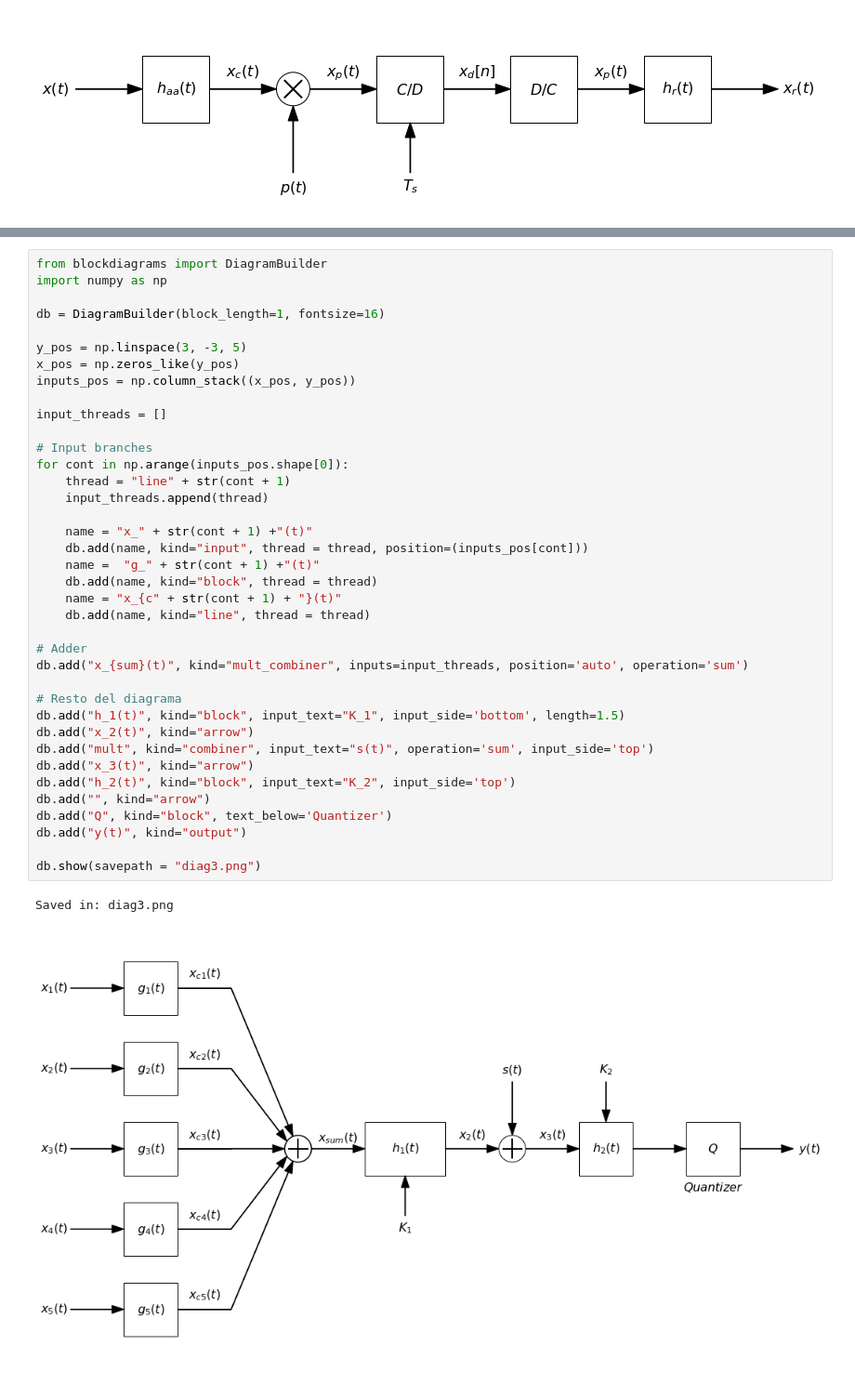
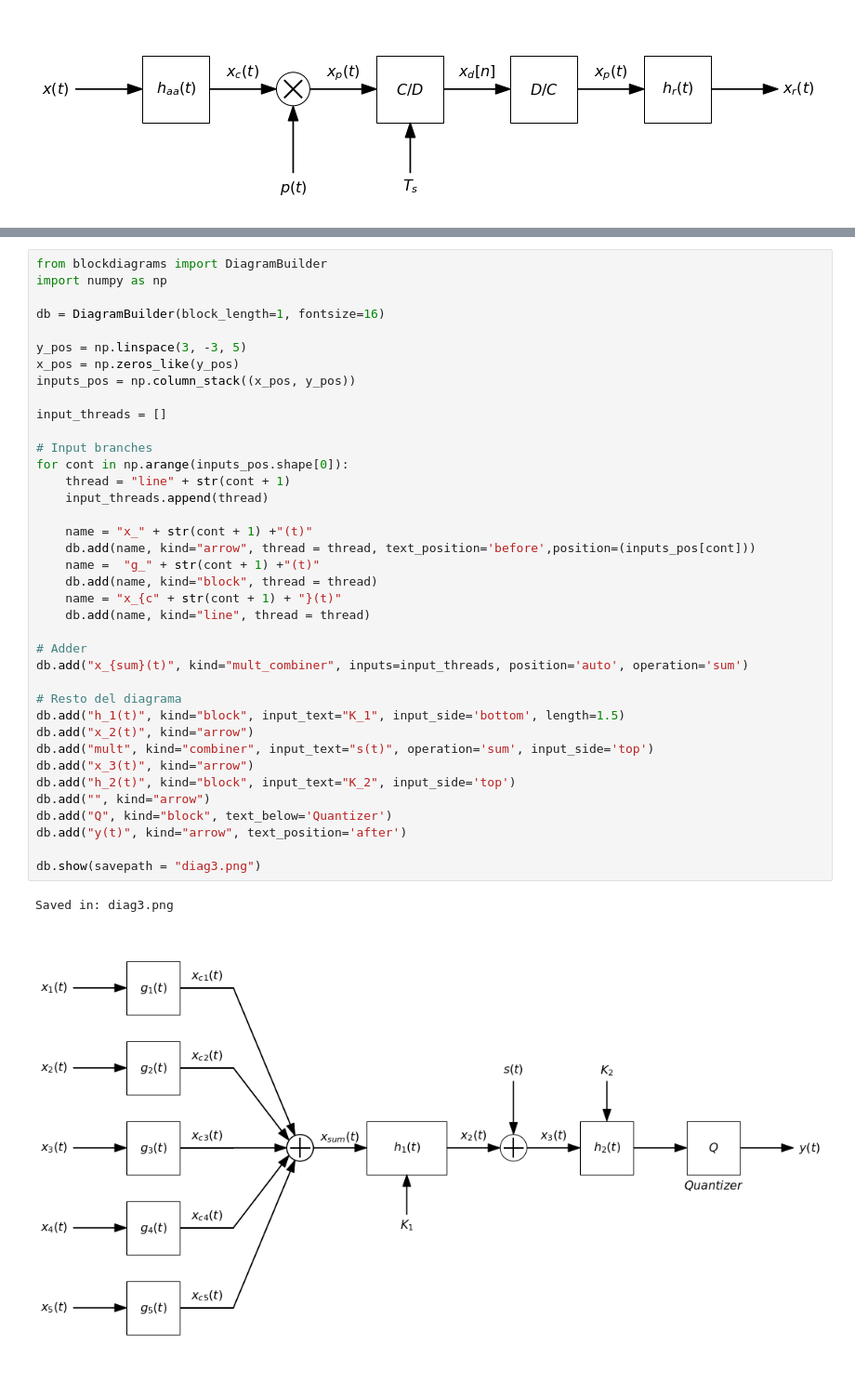
Before and after one commit to miguelmartfern/BlockDiagrams, a Jupyter notebook: diag_examples.ipynb, the cells around one changed output, grey strips where cells are left out. Shown at 93% size. Saved outputs shown, nothing was run; the diff lists cells and outputs as text.

```diff
--- a/diag_examples.ipynb
+++ b/diag_examples.ipynb
@@ -64,36 +64,36 @@ x_pos = np.zeros_like(y_pos)
 inputs_pos = np.column_stack((x_pos, y_pos))
 
 input_threads = []
 
 # Input branches
 for cont in np.arange(inputs_pos.shape[0]):
     thread = "line" + str(cont + 1)
     input_threads.append(thread)
 
     name = "x_" + str(cont + 1) +"(t)"
-    db.add(name, kind="input", thread = thread, position=(inputs_pos[cont]))
+    db.add(name, kind="arrow", thread = thread, text_position='before',position=(inputs_pos[cont]))
     name =  "g_" + str(cont + 1) +"(t)"
     db.add(name, kind="block", thread = thread)
     name = "x_{c" + str(cont + 1) + "}(t)"
     db.add(name, kind="line", thread = thread)
 
 # Adder
 db.add("x_{sum}(t)", kind="mult_combiner", inputs=input_threads, position='auto', operation='sum')
 
 # Resto del diagrama
 db.add("h_1(t)", kind="block", input_text="K_1", input_side='bottom', length=1.5)
 db.add("x_2(t)", kind="arrow")
 db.add("mult", kind="combiner", input_text="s(t)", operation='sum', input_side='top')
 db.add("x_3(t)", kind="arrow")
 db.add("h_2(t)", kind="block", input_text="K_2", input_side='top')
 db.add("", kind="arrow")
 db.add("Q", kind="block", text_below='Quantizer')
-db.add("y(t)", kind="output")
+db.add("y(t)", kind="arrow", text_position='after')
 
 db.show(savepath = "diag3.png")
 # %% [output]
 Saved in: diag3.png
-[figure, old version]
+[figure, new version]
 # %%
 from blockdiagrams import DiagramBuilder
 
```
Also changed, not shown: parts of 2 cells of this notebook, 1 other file.
